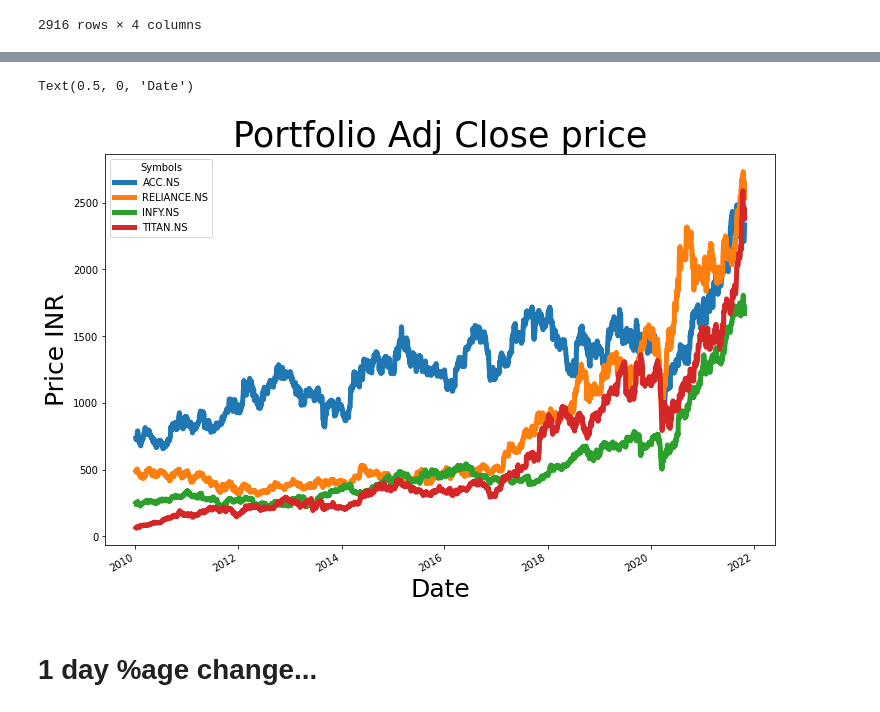
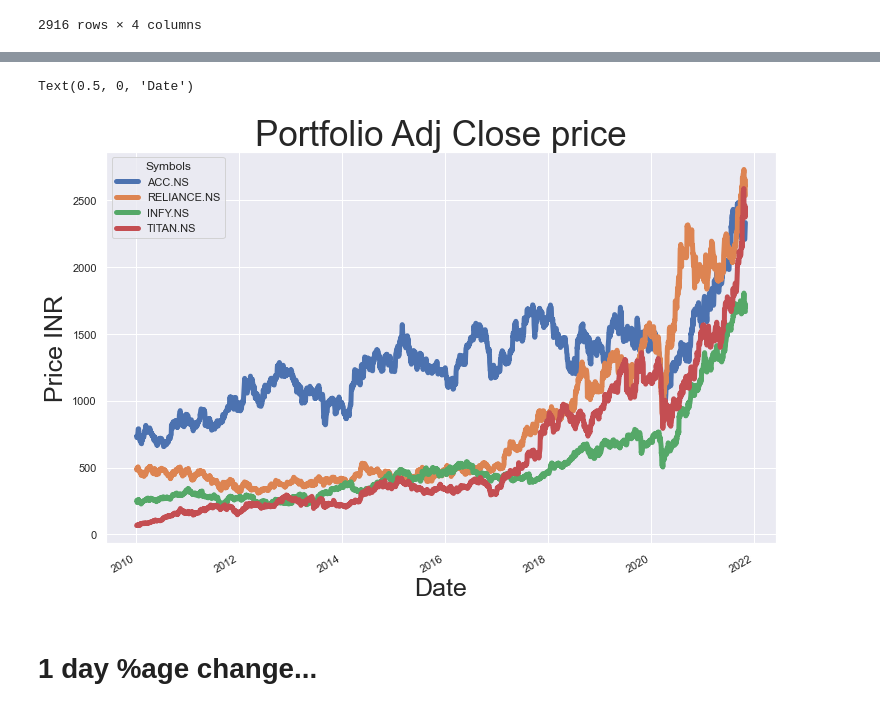
Before and after one commit to uddeshyak/jupyter-notebook, a Jupyter notebook: Stock analysis/SA-3.ipynb, the cells around one changed output, grey strips where cells are left out. Saved outputs shown, nothing was run; the diff lists cells and outputs as text; code cells hidden in the pictures.

```diff
--- a/Stock analysis/SA-3.ipynb
+++ b/Stock analysis/SA-3.ipynb
@@ -22,7 +22,7 @@ numAssets
 # %% [output]
 'you have 4 assets'
 # %%
-def getmyportfolio(col='Adj Close'):
+def getmyportfolio(col='Adj Close',index_col=False):
     data = df[col]
     return data
 # %%
@@ -46,11 +59,13 @@ my_stocks
 # %%
+import seaborn as sns
+sns.set()
 getmyportfolio().plot(figsize=(12,8),linewidth=5)
 plt.title('Portfolio Adj Close price',fontsize=35)
 plt.ylabel('Price INR',fontsize = 25)
 plt.xlabel('Date',fontsize = 25)
 # %% [output]
 Text(0.5, 0, 'Date')
-[figure, old version]
+[figure, new version]
 # %% [markdown]
 # 1 day %age change...
 # %%
```
Also changed, not shown: parts of 4 cells of this notebook.
